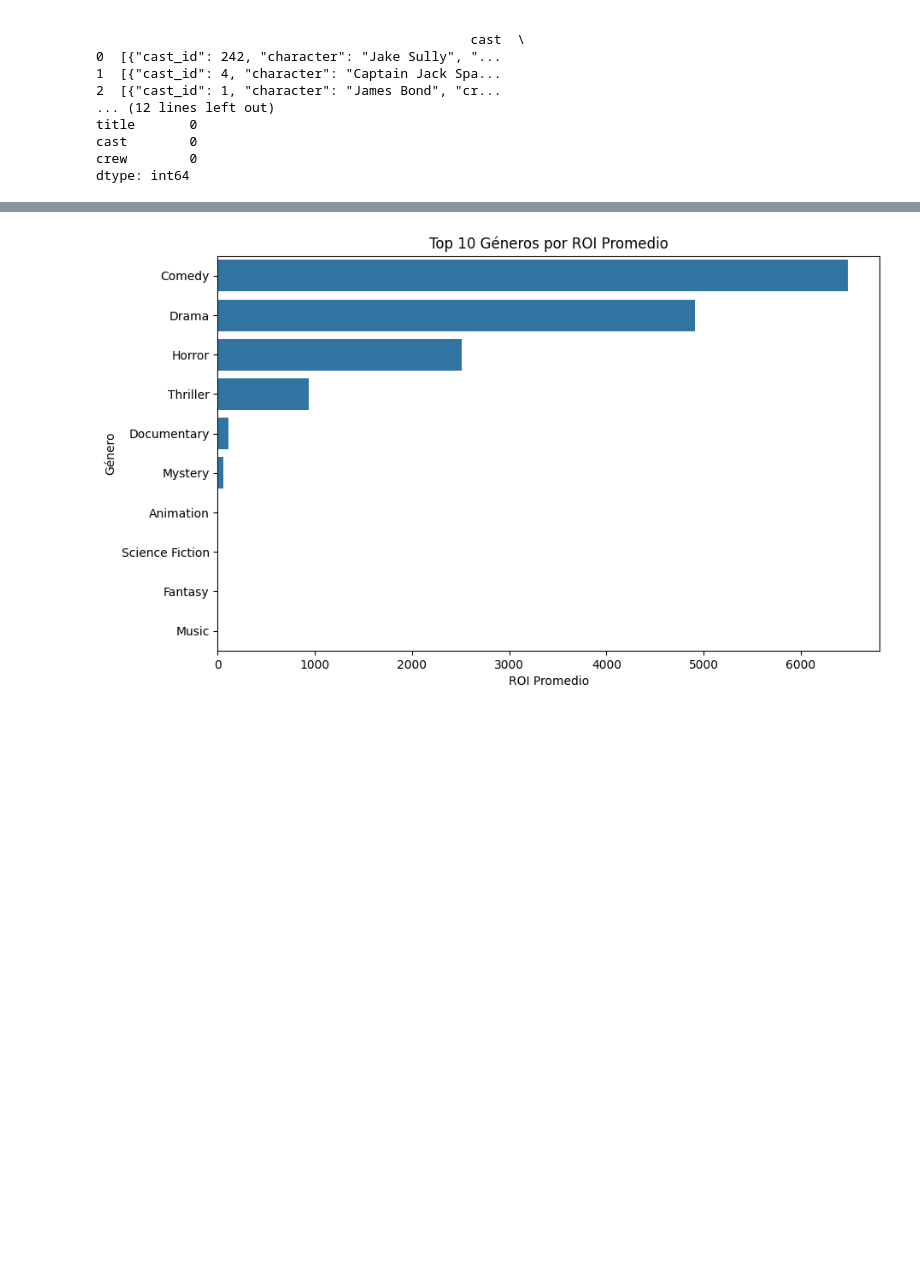
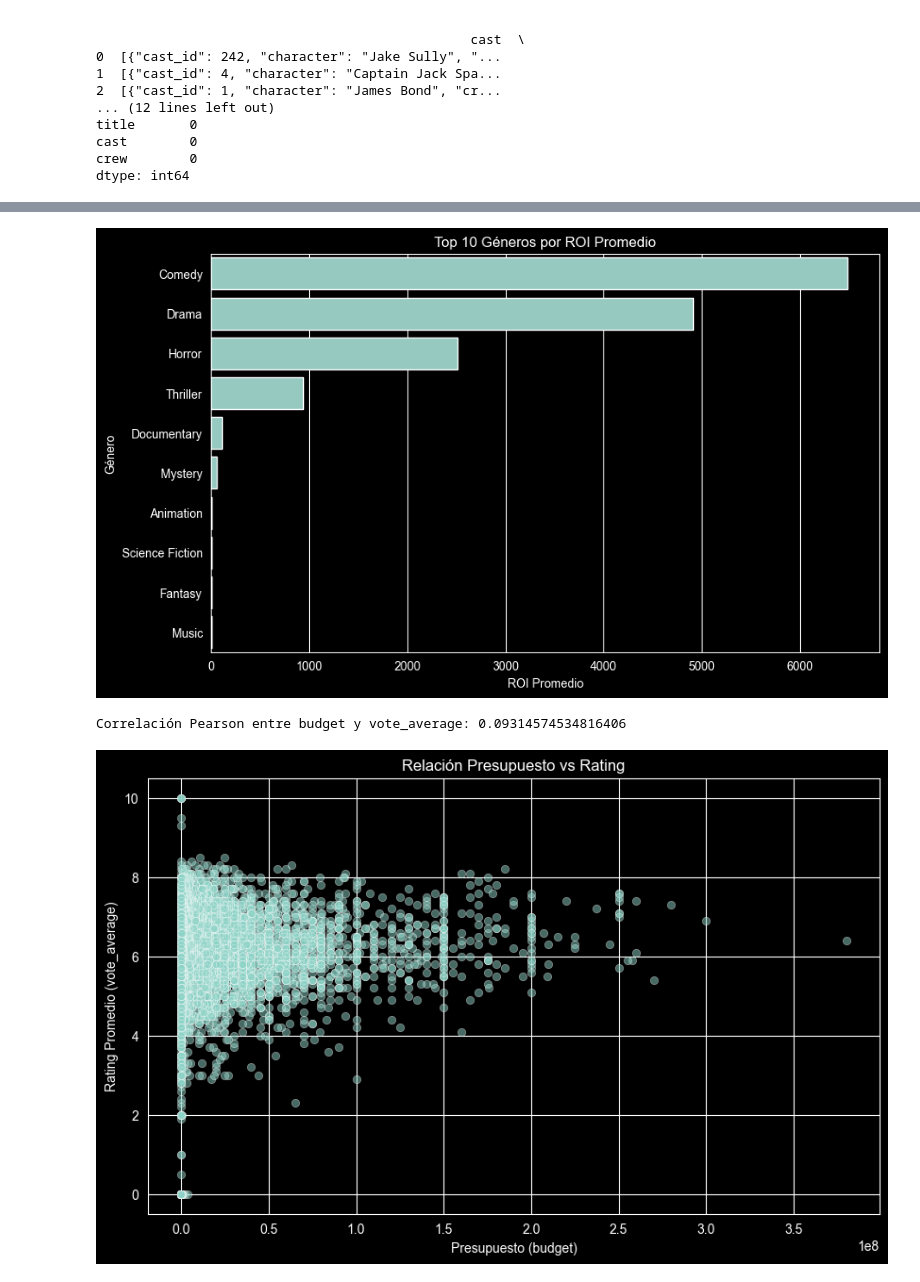
Before and after one commit to agusmarino/TrabajoFinalLenguajes1, a Jupyter notebook: TP Final.ipynb, the cells around one changed output, grey strips where cells are left out. Saved outputs shown, nothing was run; the diff lists cells and outputs as text; code cells hidden in the pictures; blank space fills up the shorter version.

```diff
--- a/TP Final.ipynb
+++ b/TP Final.ipynb
@@ -162,11 +160,18 @@ dtype: int64
 Número de películas después de eliminación: 4800
 Archivo actualizado guardado en: nuevosDatasets\tmdb_5000_movies_clean.csv
 # %%
+rutaLimpio = Path("nuevosDatasets/tmdb_5000_movies_limpia.csv")
+moviesLimpio = pd.read_csv(rutaLimpio)
+
+# --- AGREGA ESTA LÍNEA PARA CORREGIR EL ERROR ---
+moviesLimpio['release_date'] = pd.to_datetime(moviesLimpio['release_date'])
+# ------------------------------------------------
+
 # Resumen inicial de df_movies
 print("Resumen de df_movies:")
-print(df_movies.describe())  # Estadísticas numéricas (media, mediana, etc.)
-print(df_movies.info())  # Tipos y nulos
-print(df_movies.head())  # Primeras filas
+print(moviesLimpio.describe())  # Estadísticas numéricas (media, mediana, etc.)
+print(moviesLimpio.info())  # Tipos y nulos
+print(moviesLimpio.head())  # Primeras filas
 
 # Resumen inicial de df_credits
 print("\nResumen de df_credits:")
@@ -176,14 +181,14 @@ print(df_credits.head())
 
 ### Eje 1: Rentabilidad (ROI) por género o país
 # ROI = revenue / budget (evitar divisiones por 0)
-df_movies['ROI'] = np.where(df_movies['budget'] > 0, df_movies['revenue'] / df_movies['budget'], np.nan)
+moviesLimpio['ROI'] = np.where(moviesLimpio['budget'] > 0, moviesLimpio['revenue'] / moviesLimpio['budget'], np.nan)
 
 # Parsear 'genres' de string JSON a lista real
 import ast  # Para parsear strings JSON-like
-df_movies['genres_list'] = df_movies['genres'].apply(lambda x: [g['name'] for g in ast.literal_eval(x)] if isinstance(x, str) else [])
+moviesLimpio['genres_list'] = moviesLimpio['genres'].apply(lambda x: [g['name'] for g in ast.literal_eval(x)] if isinstance(x, str) else [])
 
 # Explotar géneros para análisis
-genres_exploded = df_movies.explode('genres_list')
+genres_exploded = moviesLimpio.explode('genres_list')
 
 # ROI promedio por género
 roi_por_genero = genres_exploded.groupby('genres_list')['ROI'].mean().sort_values(ascending=False).head(10)
@@ -198,5 +203,47 @@ plt.show()
 
 # Conclusión: Los géneros como [ej: Horror] tienen alto ROI porque son baratos de producir y generan buena taquilla. Exportamos a CSV.
 roi_por_genero.to_csv('nuevosDatasets/roi_por_genero.csv', index=True)
+
+### Eje 2: Relación entre presupuesto y rating
+# Correlación Pearson
+correlacion = moviesLimpio['budget'].corr(moviesLimpio['vote_average'])
+print(f"Correlación Pearson entre budget y vote_average: {correlacion}")
+
+# Gráfico de dispersión
+plt.figure(figsize=(10, 6))
+sns.scatterplot(data=moviesLimpio, x='budget', y='vote_average', alpha=0.5)
+plt.title('Relación Presupuesto vs Rating')
+plt.xlabel('Presupuesto (budget)')
+plt.ylabel('Rating Promedio (vote_average)')
+plt.show()
+
+# Conclusión: Hay una correlación baja positiva ({correlacion}), indicando que más presupuesto no garantiza mejor rating, pero hay outliers con alto budget y rating.
+
+### Eje 3: Evolución de la duración de películas en los últimos 50 años
+# Crear columna 'release_year' a partir de 'release_date' (asumiendo que ya es datetime de celdas anteriores)
+moviesLimpio['release_year'] = moviesLimpio['release_date'].dt.year  # Extraer el año como entero
+
+# Filtrar últimos 50 años (asumiendo current_date ~2025)
+df_recent = moviesLimpio[moviesLimpio['release_year'] >= 1975].copy()
+
+# Duración promedio por década
+df_recent['decada'] = (df_recent['release_year'] // 10) * 10
+duracion_por_decada = df_recent.groupby('decada')['runtime'].median()
+
+# Gráfico
+plt.figure(figsize=(10, 6))
+duracion_por_decada.plot(kind='line', marker='o')
+plt.title('Evolución de la Duración Mediana de Películas por Década')
+plt.xlabel('Década')
+plt.ylabel('Duración Mediana (minutos)')
+plt.show()
+
+# Conclusión: La duración ha aumentado ligeramente en las últimas décadas, posiblemente por blockbusters más largos. Exportamos a JSON.
+duracion_por_decada.to_json('nuevosDatasets/duracion_por_decada.json', orient='index')
+
+### Conclusiones Generales del EDA
+# - El dataset tiene ~4800 películas, con presupuestos variando de 0 a cientos de millones.
+# - Patrones clave: [resumir hallazgos de los ejes].
+# - Para la API, usaremos los archivos generados (e.g., roi_por_genero.csv) en endpoints como /top_generos.
 # %% [output]
 Resumen de df_movies:
@@ -215,5 +262,7 @@ max    3.800000e+08  459488.000000   875.581305  2.787965e+09   338.000000
 1  [{"credit_id": "52fe4232c3a36847f800b579", "de...
 2  [{"credit_id": "54805967c3a36829b5002c41", "de...
 3  [{"credit_id": "52fe4781c3a36847f81398c3", "de...
 4  [{"credit_id": "52fe479ac3a36847f813eaa3", "de...
-[figure, old version]
+[figure, new version]
+Correlación Pearson entre budget y vote_average: 0.09314574534816406
+[figure, added]
```
Also changed, not shown: parts of 6 cells of this notebook, 3 other files.
